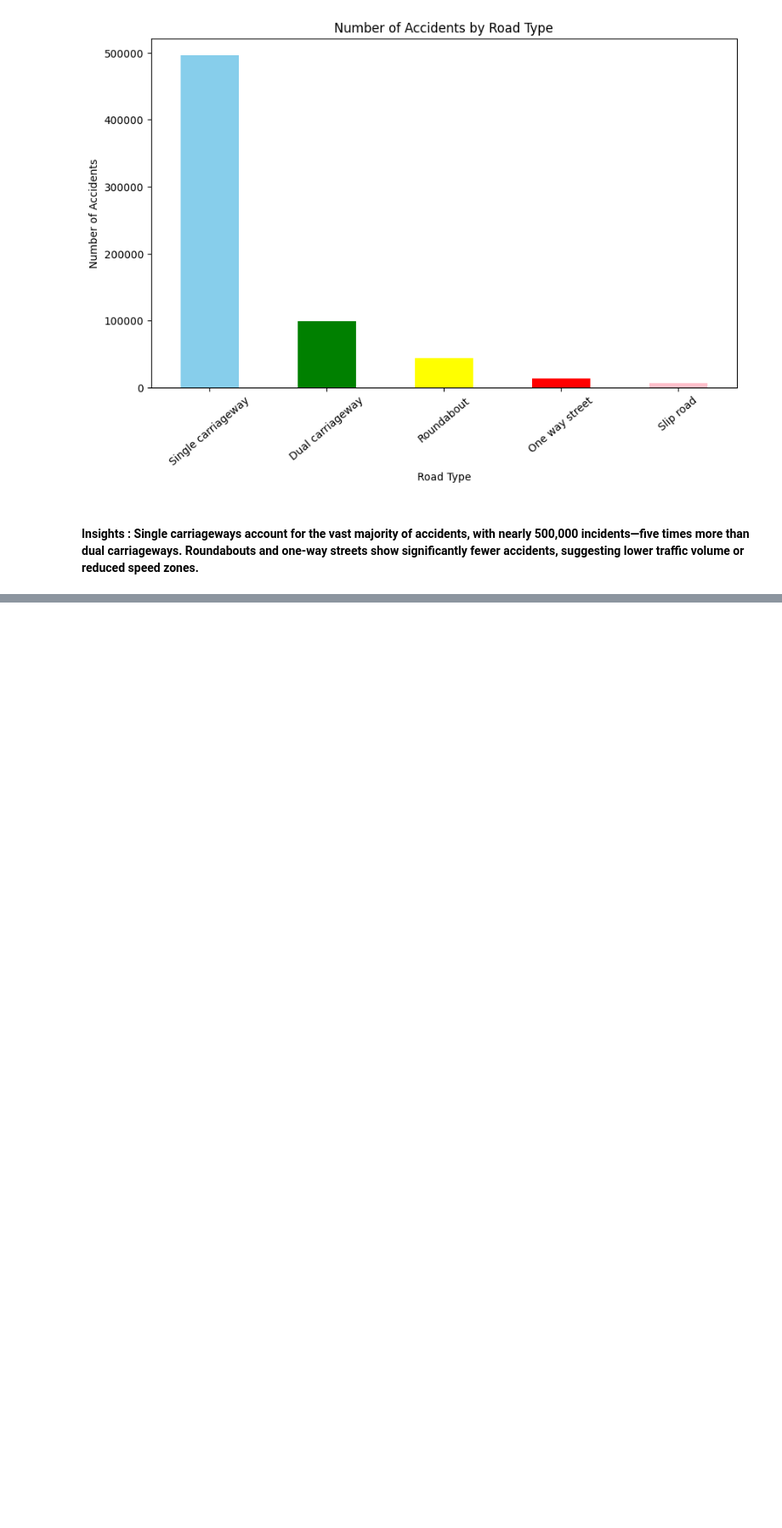
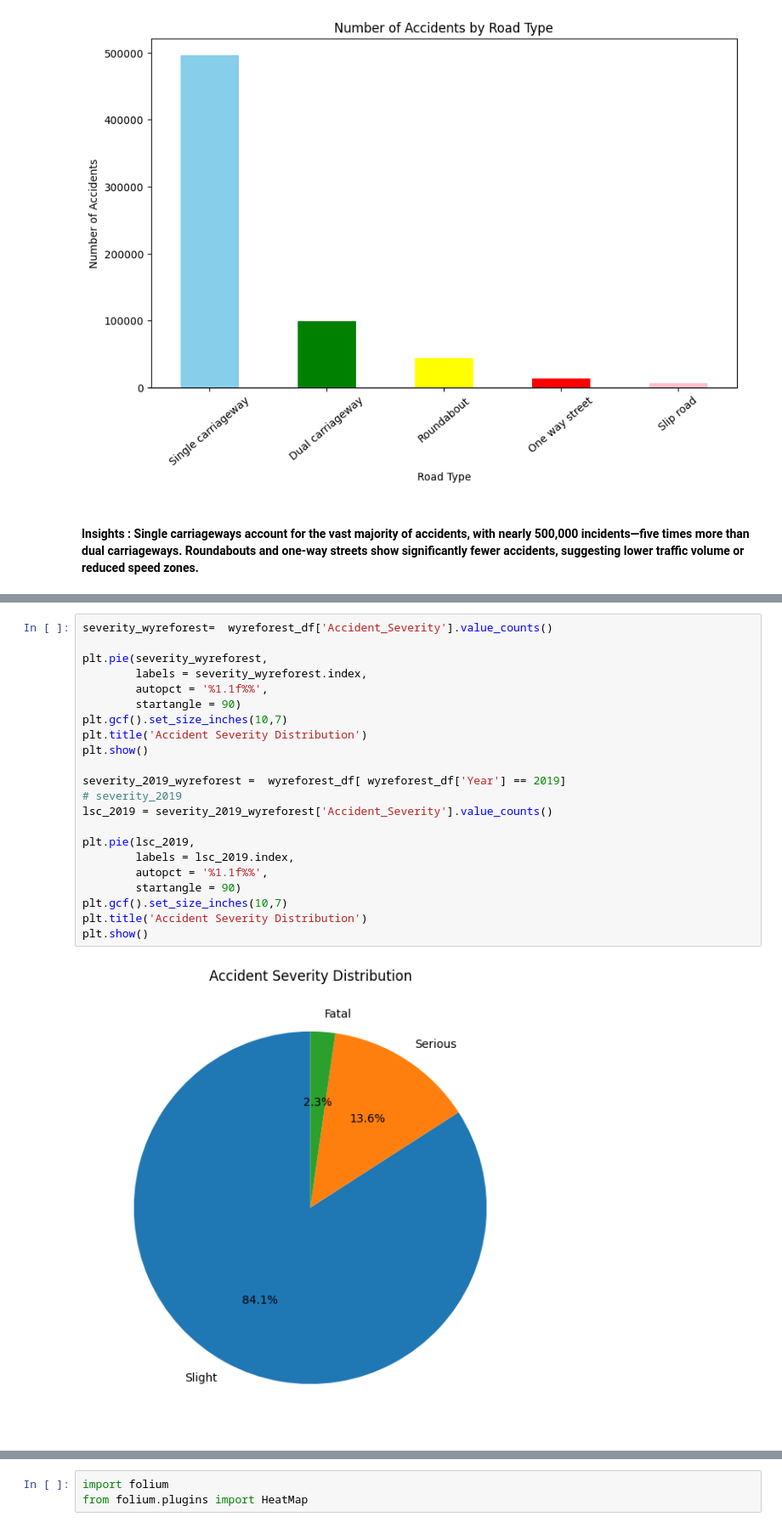
Before and after one commit to elyme-12/ELEC303-BARLAN, a Jupyter notebook: Activity_2.ipynb, the cells around one changed output, grey strips where cells are left out. Shown: that part at 85% size. Drawn from its saved outputs; the diff is of its cells as text; blank space fills up the shorter version.

```diff
--- a/Activity_2.ipynb
+++ b/Activity_2.ipynb
@@ -716,0 +811,24 @@ plt.gcf().set_size_inches(10, 6)
+# %%
+severity_wyreforest=  wyreforest_df['Accident_Severity'].value_counts()
+
+plt.pie(severity_wyreforest,
+        labels = severity_wyreforest.index,
+        autopct = '%1.1f%%',
+        startangle = 90)
+plt.gcf().set_size_inches(10,7)
+plt.title('Accident Severity Distribution')
+plt.show()
+
+severity_2019_wyreforest =  wyreforest_df[ wyreforest_df['Year'] == 2019]
+# severity_2019
+lsc_2019 = severity_2019_wyreforest['Accident_Severity'].value_counts()
+
+plt.pie(lsc_2019,
+        labels = lsc_2019.index,
+        autopct = '%1.1f%%',
+        startangle = 90)
+plt.gcf().set_size_inches(10,7)
+plt.title('Accident Severity Distribution')
+plt.show()
+# %% [output]
+[figure, added]
@@ -716,0 +836,3 @@ plt.gcf().set_size_inches(10, 6)
+# %%
+import folium
+from folium.plugins import HeatMap
```
Also changed, not shown: parts of 15 cells of this notebook, 1 other file.
